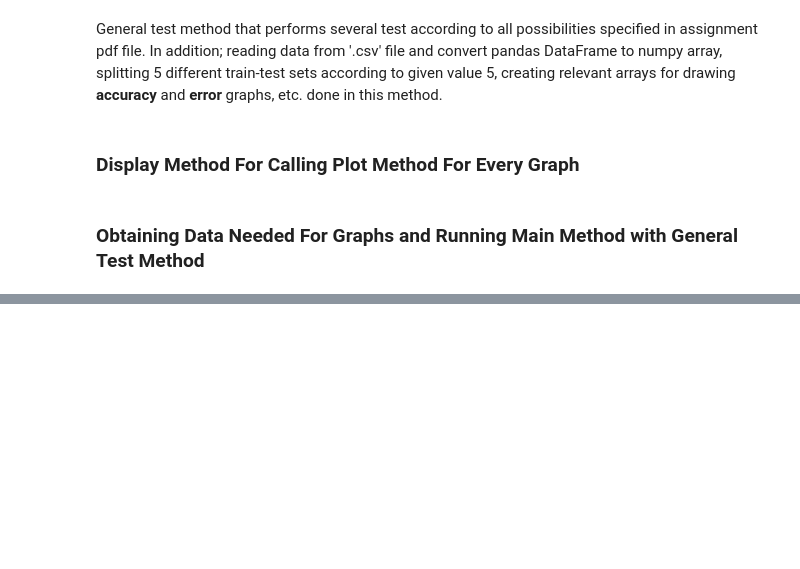
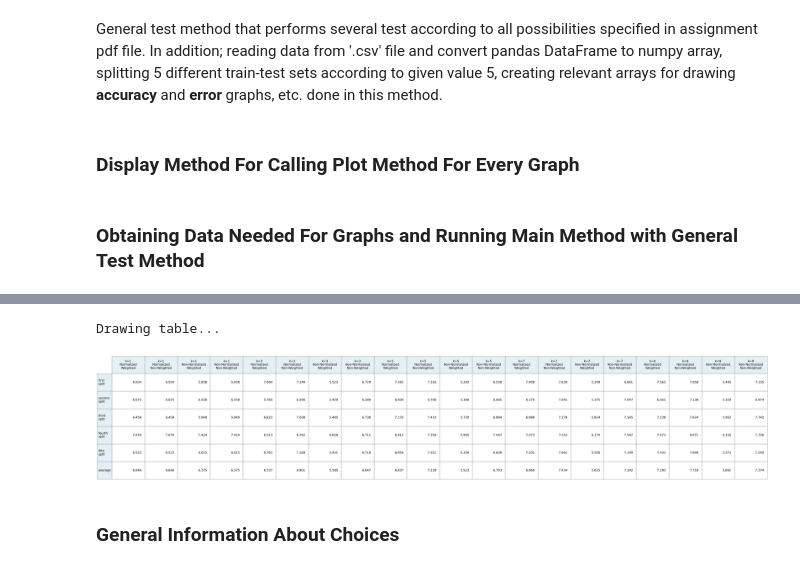
Before and after one commit to ugurcanerdogan/KNN-Classification-Regression, a Jupyter notebook: report.ipynb, the cells around one changed output, grey strips where cells are left out. Saved outputs shown, nothing was run; the diff lists cells and outputs as text; code cells hidden in the pictures; blank space fills up the shorter version.

```diff
--- a/report.ipynb
+++ b/report.ipynb
@@ -731 +822,41 @@ asdasd
+# %%
+def create_table(data):
+    row_headers = ["first\nsplit", "second\nsplit", "third\nsplit", "fourth\nsplit", "fifth\nsplit", "average"]
+    column_headers = []
+
+    k_values = [f"k={(2*i-1)}" for i in range(1,6)]
+    normalization = ["\nNormalized", "\nNon-Normalized"]
+    weights = ["\nWeighted", "\nNon-Weighted"]
+
+    combined = list(itertools.product(k_values, normalization, weights))
+    for combinations in combined:
+        column_headers.append("{}{}{}".format(*combinations))
+
+
+    rcolors = plt.cm.BuPu(np.full(len(row_headers), 0.1))
+    ccolors = plt.cm.BuPu(np.full(len(column_headers), 0.1))
+
+
+    fig, ax = plt.subplots()
+
+    # hide axes
+    fig.patch.set_visible(False)
+    ax.axis('off')
+    ax.axis('tight')
+
+    tbl = ax.table(
+        cellText=data, # was cell_text
+        colLabels=column_headers,
+        rowLabels=row_headers,
+        rowColours=rcolors,
+        rowLoc='left',
+        colColours=ccolors,
+        colWidths = [0.4, 0.4, 0.4, 0.4, 0.4, 0.4, 0.4, 0.4, 0.4, 0.4, 0.4, 0.4, 0.4, 0.4, 0.4, 0.4, 0.4, 0.4, 0.4, 0.4],
+        loc='center')
+
+    #fig.tight_layout()
+    print("Drawing table...")
+    tbl.set_fontsize(25)
+    tbl.scale(2,12)
+    plt.show()
 # %% [markdown]
@@ -774,0 +871,7 @@ plt.show()
+# %%
+create_table(refined_reg)
+# %% [output]
+Drawing table...
+[figure, added]
+# %% [markdown]
+### General Information About Choices
```
Also changed, not shown: parts of 25 cells of this notebook.
